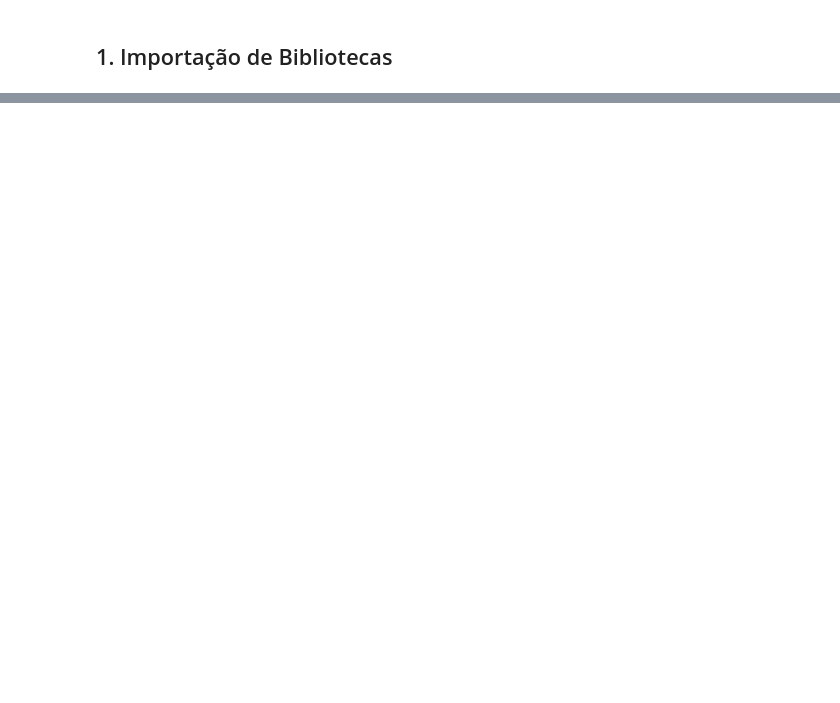
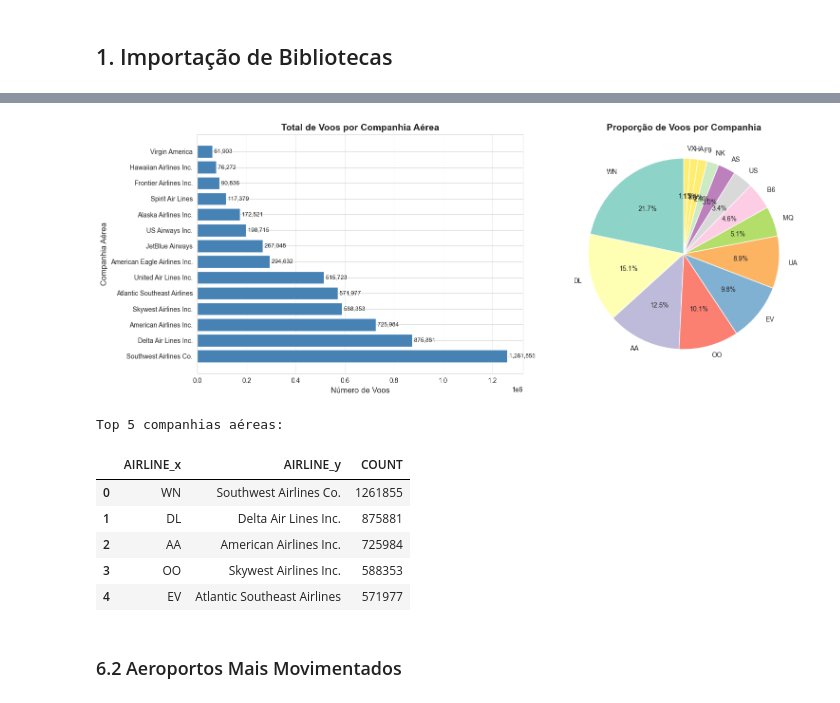
Before and after one commit to lucasedmundo11/MLET-Phase-3, a Jupyter notebook: notebooks/1 EDA.ipynb, the cells around one changed output, grey strips where cells are left out. Drawn from its saved outputs; the diff is of its cells as text; code cells hidden in the pictures; blank space fills up the shorter version.

```diff
--- a/notebooks/1 EDA.ipynb
+++ b/notebooks/1 EDA.ipynb
@@ -106,0 +460,41 @@ for tipo, minutos in sorted(delay_types.items(), key=lambda x: x[1], reverse=Tru
+# %%
+# Voos por companhia aérea
+flights_by_airline = flights_clean['AIRLINE'].value_counts().reset_index()
+flights_by_airline.columns = ['AIRLINE', 'COUNT']
+
+# Merge com nomes das companhias
+flights_by_airline = flights_by_airline.merge(airlines, left_on='AIRLINE', right_on='IATA_CODE', how='left')
+
+fig, (ax1, ax2) = plt.subplots(1, 2, figsize=(16, 6))
+
+# Gráfico de barras
+ax1.barh(flights_by_airline['AIRLINE_y'], flights_by_airline['COUNT'], color='steelblue')
+ax1.set_xlabel('Número de Voos', fontsize=12)
+ax1.set_ylabel('Companhia Aérea', fontsize=12)
+ax1.set_title('Total de Voos por Companhia Aérea', fontsize=14, fontweight='bold')
+ax1.grid(axis='x', alpha=0.3)
+for i, v in enumerate(flights_by_airline['COUNT']):
+    ax1.text(v, i, f' {v:,}', va='center', fontsize=9)
+
+# Gráfico de pizza
+colors = plt.cm.Set3(range(len(flights_by_airline)))
+ax2.pie(flights_by_airline['COUNT'], labels=flights_by_airline['AIRLINE_x'], autopct='%1.1f%%',
+        colors=colors, startangle=90)
+ax2.set_title('Proporção de Voos por Companhia', fontsize=14, fontweight='bold')
+
+plt.tight_layout()
+plt.show()
+
+print("\nTop 5 companhias aéreas:")
+display(flights_by_airline[['AIRLINE_x', 'AIRLINE_y', 'COUNT']].head())
+# %% [output]
+[figure, added]
+Top 5 companhias aéreas:
+|  | AIRLINE_x | AIRLINE_y | COUNT |
+| 0 | WN | Southwest Airlines Co. | 1261855 |
+| 1 | DL | Delta Air Lines Inc. | 875881 |
+| 2 | AA | American Airlines Inc. | 725984 |
+| 3 | OO | Skywest Airlines Inc. | 588353 |
+| 4 | EV | Atlantic Southeast Airlines | 571977 |
+# %% [markdown]
+### 6.2 Aeroportos Mais Movimentados
```
Also changed, not shown: parts of 84 cells of this notebook, 2 other files.
